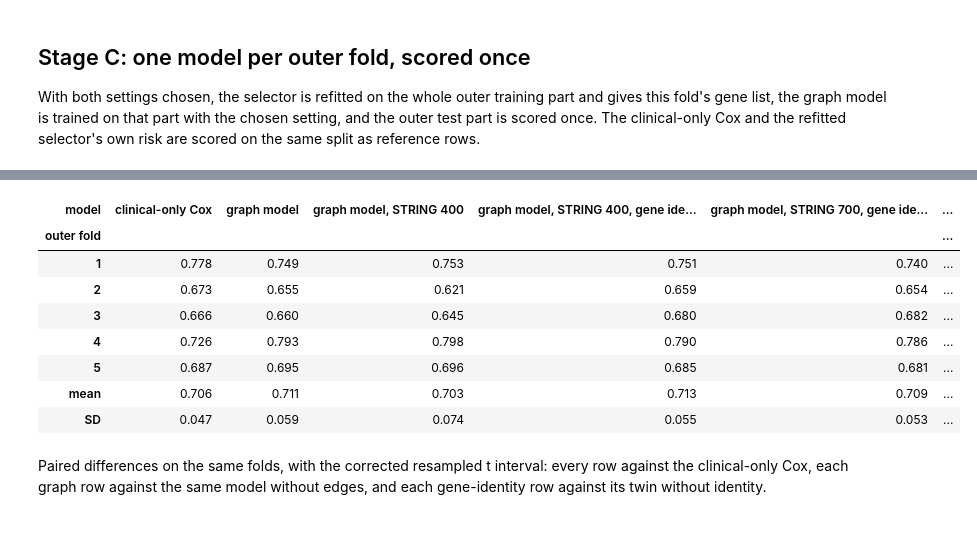
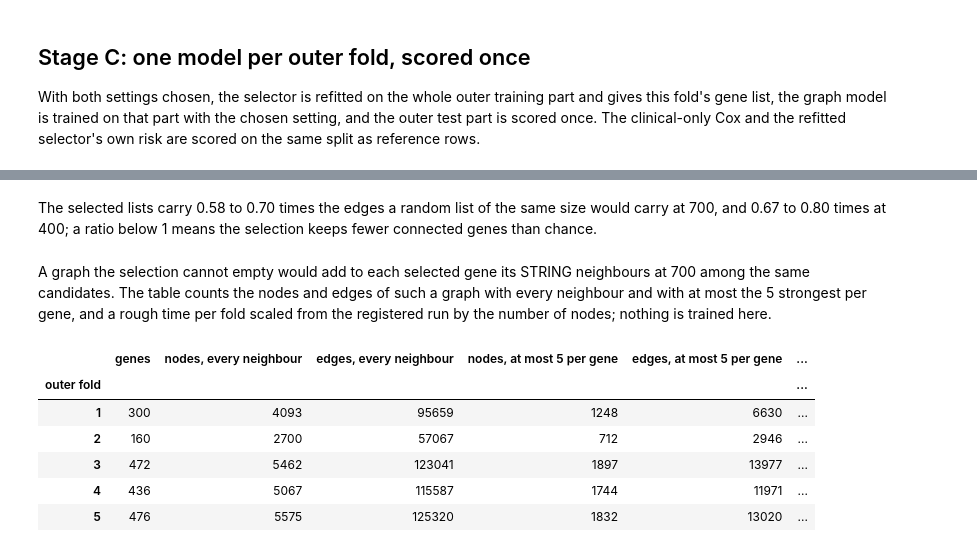
Before and after one commit to ELDERGARLIC/cancer-prognosis-prediction, a Jupyter notebook: notebooks/03_pipeline.ipynb, the cells around one changed output, grey strips where cells are left out. Saved outputs shown, nothing was run; the diff lists cells and outputs as text; code cells hidden in the pictures.

```diff
--- a/notebooks/03_pipeline.ipynb
+++ b/notebooks/03_pipeline.ipynb
@@ -62,6 +62,7 @@ SCORE_METABRIC = False      # no until the supervisors confirm the procedure; th
 RUN_NO_GRAPH = True         # the same model with the edges removed, after the mandatory results
 RUN_VARIANTS = True         # the exploratory rows of the section "What the graph adds"
 IDENTITY_SIZE = 16          # numbers per gene in the learnable identity of the exploratory rows
+NEIGHBOURS_KEPT = 5         # strongest STRING neighbours per selected gene in a possible next graph
 DENSER_EDGE_FILE = Path("../results/02_gene_graph/edges_400.csv.gz")  # the exploratory graph
 RESULTS = Path("../results/03_pipeline")
 DATA_FILE = Path("../data/processed/tcga.parquet")
@@ -693,9 +706,16 @@ def edge_counts(genes, edge_table):
     return len(kept), round(2 * len(kept) / len(genes), 2)
 
 
+def edges_among(genes, edge_list):
+    """The rows of an edge list whose two genes are both in the given list."""
+    return edge_list[edge_list["gene_a"].isin(genes) & edge_list["gene_b"].isin(genes)]
+
+
 rows = []
+fold_genes = {}
 for record in fold_records:
     genes = (RESULTS / f"outer_fold_{record['fold']}_genes.txt").read_text().split()
+    fold_genes[record["fold"]] = genes
     edges_700, degree_700 = edge_counts(genes, edges)
     edges_400, degree_400 = edge_counts(genes, denser_edges)
     row = {"outer fold": record["fold"], "genes": len(genes), "edges at 700": edges_700,
@@ -704,4 +724,3 @@ for record in fold_records:
     rows.append(row)
 edge_table = pd.DataFrame(rows).set_index("outer fold")
 edge_table.to_csv(RESULTS / "graph_question_edges.csv")
-edge_table
@@ -756,14 +758,52 @@ question_table["Harrell's C"].round(3)
+# %%
+ratio_700 = edge_table["edges at 700"] / expected_table["expected for a random list at 700"]
+ratio_400 = edge_table["edges at 400"] / expected_table["expected for a random list at 400"]
+display(Markdown(f"The selected lists carry {ratio_700.min():.2f} to {ratio_700.max():.2f} times "
+                 f"the edges a random list of the same size would carry at 700, and "
+                 f"{ratio_400.min():.2f} to {ratio_400.max():.2f} times at 400; a ratio below 1 "
+                 "means the selection keeps fewer connected genes than chance."))
+# %% [output]
+The selected lists carry 0.58 to 0.70 times the edges a random list of the same size would carry at 700, and 0.67 to 0.80 times at 400; a ratio below 1 means the selection keeps fewer connected genes than chance.
+# %% [markdown]
+A graph the selection cannot empty would add to each selected gene its STRING neighbours at 700 among the same candidates. The table counts the nodes and edges of such a graph with every neighbour and with at most the 5 strongest per gene, and a rough time per fold scaled from the registered run by the number of nodes; nothing is trained here.
 # %%
-question_table["Uno's C (5 years)"].round(3)
+def with_neighbours(genes, candidate_edges, kept=None):
+    """The selected genes plus their STRING neighbours among the candidates, strongest first."""
+    forward = {"gene_a": "gene", "gene_b": "neighbour"}
+    backward = {"gene_b": "gene", "gene_a": "neighbour"}
+    both_ways = pd.concat([candidate_edges.rename(columns=forward),
+                           candidate_edges.rename(columns=backward)])
+    around = both_ways[both_ways["gene"].isin(genes)]
+    around = around.sort_values(["gene", "score", "neighbour"], ascending=[True, False, True])
+    if kept is not None:
+        around = around.groupby("gene").head(kept)
+    return sorted(set(genes) | set(around["neighbour"]))
+
+
+neighbour_rows = []
+for record in fold_records:
+    genes = fold_genes[record["fold"]]
+    candidate_edges = edges_among(candidates[record["fold"]], edges)
+    every = with_neighbours(genes, candidate_edges)
+    strongest = with_neighbours(genes, candidate_edges, NEIGHBOURS_KEPT)
+    strongest_edges = len(edges_among(strongest, candidate_edges))
+    minutes = record["minutes"]["stage B"] + record["minutes"]["stage C"]
+    row = {"outer fold": record["fold"], "genes": len(genes), "nodes, every neighbour": len(every),
+           "edges, every neighbour": len(edges_among(every, candidate_edges)),
+           f"nodes, at most {NEIGHBOURS_KEPT} per gene": len(strongest),
+           f"edges, at most {NEIGHBOURS_KEPT} per gene": strongest_edges,
+           "minutes now, stages B and C": round(minutes, 1),
+           f"minutes estimated, at most {NEIGHBOURS_KEPT} per gene":
+               round(minutes * len(strongest) / len(genes))}
+    neighbour_rows.append(row)
+neighbour_table = pd.DataFrame(neighbour_rows).set_index("outer fold")
+neighbour_table.to_csv(RESULTS / "graph_question_neighbourhood.csv")
+neighbour_table
 # %% [output]
-| model | clinical-only Cox | graph model | graph model, STRING 400 | graph model, STRING 400, gene ide... | graph model, STRING 700, gene ide... | ... |
+|  | genes | nodes, every neighbour | edges, every neighbour | nodes, at most 5 per gene | edges, at most 5 per gene | ... |
 | outer fold |  |  |  |  |  | ... |
-| 1 | 0.778 | 0.749 | 0.753 | 0.751 | 0.740 | ... |
-| 2 | 0.673 | 0.655 | 0.621 | 0.659 | 0.654 | ... |
-| 3 | 0.666 | 0.660 | 0.645 | 0.680 | 0.682 | ... |
-| 4 | 0.726 | 0.793 | 0.798 | 0.790 | 0.786 | ... |
-| 5 | 0.687 | 0.695 | 0.696 | 0.685 | 0.681 | ... |
-| mean | 0.706 | 0.711 | 0.703 | 0.713 | 0.709 | ... |
-| SD | 0.047 | 0.059 | 0.074 | 0.055 | 0.053 | ... |
+| 1 | 300 | 4093 | 95659 | 1248 | 6630 | ... |
+| 2 | 160 | 2700 | 57067 | 712 | 2946 | ... |
+| 3 | 472 | 5462 | 123041 | 1897 | 13977 | ... |
+| 4 | 436 | 5067 | 115587 | 1744 | 11971 | ... |
+| 5 | 476 | 5575 | 125320 | 1832 | 13020 | ... |
-# %% [markdown]
-Paired differences on the same folds, with the corrected resampled t interval: every row against the clinical-only Cox, each graph row against the same model without edges, and each gene-identity row against its twin without identity.
```
Also changed, not shown: parts of 59 cells of this notebook, 4 other files.
